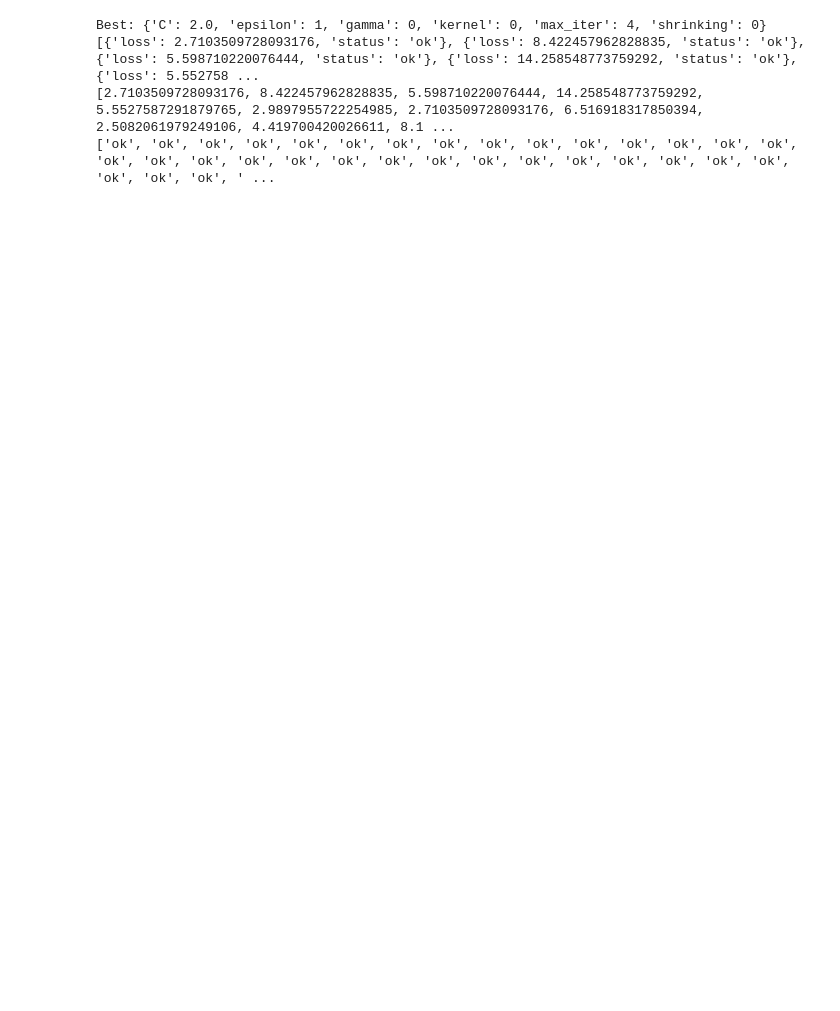
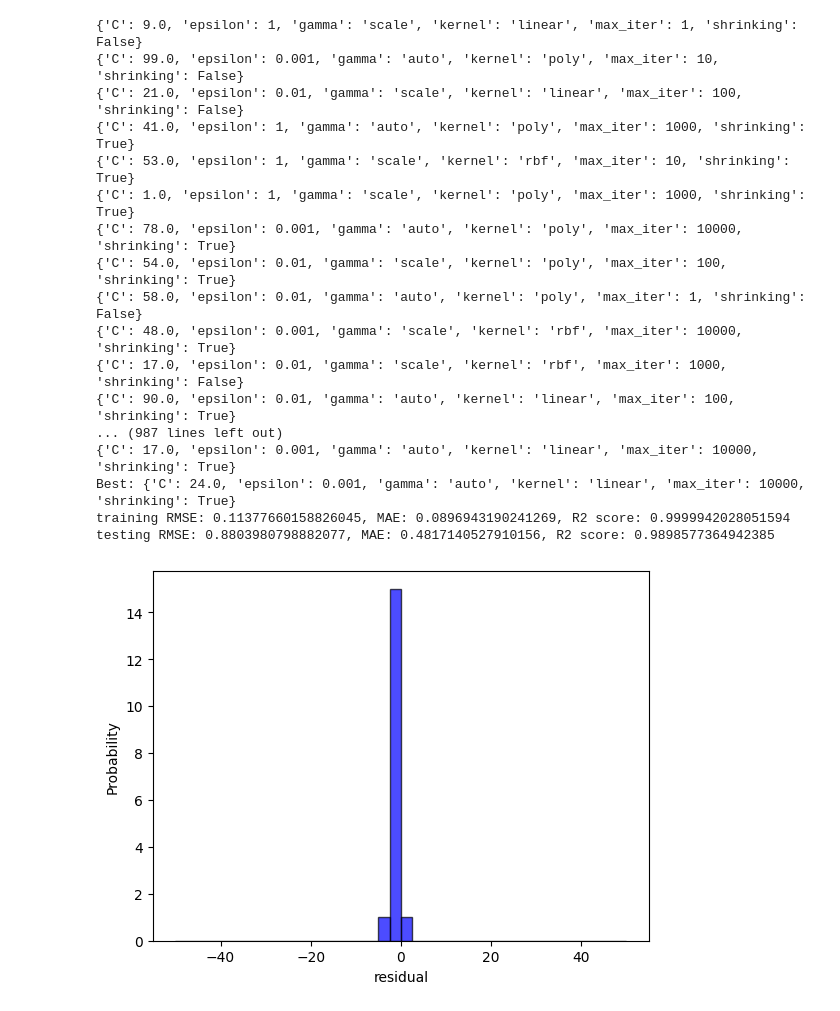
Before and after one commit to JasonChuang88/SVR, a Jupyter notebook: predict_ATA.ipynb, the cells around one changed output. Saved outputs shown, nothing was run; the diff lists cells and outputs as text; code cells hidden in the pictures; blank space fills up the shorter version.

Commit message:
[fix] hyperopt config

```diff
--- a/predict_ATA.ipynb
+++ b/predict_ATA.ipynb
@@ -9,6 +9,8 @@ from google.colab import drive
 drive.mount('/content/drive')
 # %%
 from datetime import datetime, timedelta
+from hyperopt import tpe, hp, fmin, space_eval, STATUS_OK,Trials
+from hyperopt.pyll.base import scope
 import numpy as np
 import pandas as pd
 import matplotlib.pyplot as plt
@@ -16,5 +18,8 @@ import pylab as py
 import scipy.stats as stats
 from sklearn import metrics, model_selection, preprocessing, svm
 from typing import Union, Optional
+import warnings
 # diff: weka use NORMALIZE
 sc = preprocessing.StandardScaler()
+# options: "COSU", "EGLV", "HLCU", "MATS", "MAEU", "MSCO", "OOLU", "SMLM", "SUDU", "WHLC", "YMLU"
+file_name = "SUDU_training"
@@ -49,15 +124,14 @@ def handle_datasets(file_name: str, train_split: float = 0.8) -> list[np.ndarray
     y_train, y_test = data_split(y, split = train_split)
     return [x_train, y_train, x_test, y_test]
 # %%
-def train(datasets: list[np.ndarray], kernel: str = 'rbf') -> None:
+def train(datasets: list[np.ndarray], params) -> None:
     x_train, y_train, x_test, y_test = (
         datasets[0],
         datasets[1],
         datasets[2],
         datasets[3],
     )
-    model=svm.SVR(kernel=kernel)
-    print(f'SVR kernel: {kernel}')
+    model=svm.SVR(**params)
     model.fit(x_train, y_train.ravel())
     # training
     y_train_pred=model.predict(x_train)
@@ -83,10 +157,9 @@ def train(datasets: list[np.ndarray], kernel: str = 'rbf') -> None:
     plt.show(block=False)
 # %%
 def algorithm(params) -> dict:
-    # options: training_1000, training_10000, CMDU_training_2000, EGLV_training_4000, COSU_training_4000
-    file_name = "EGLV_training_4000"
     x_train, y_train, x_test, y_test = handle_datasets(file_name,0.8)
     model=svm.SVR(**params)
+    print(params)
     model.fit(x_train, y_train.ravel())
     # testing
     y_test_pred=model.predict(x_test)
@@ -101,36 +174,41 @@ space = {
     "kernel": hp.choice("kernel", ['linear', 'poly', 'rbf']),
     "gamma": hp.choice("gamma", ['scale', 'auto']),
     "C": hp.quniform("C", 1, 100, 1),
-    "max_iter": hp.choice("max_iter", [-1, 1, 10,100,1000]),
+    # max_iter remove -1(no limit)
+    "max_iter": hp.choice("max_iter", [1, 10, 100, 1000, 10000]),
     "epsilon": hp.choice("epsilon", [0.001, 0.01, 0.1, 1]),
     "shrinking": hp.choice("shrinking", [True, False]),
 }
 # %%
-from hyperopt import tpe, hp, fmin, STATUS_OK,Trials
-from hyperopt.pyll.base import scope
-import warnings
 if __name__ == "__main__":
     warnings.filterwarnings('ignore')
-    # options: training_1000, training_10000, CMDU_training_2000, EGLV_training_4000, COSU_training_4000
     trials = Trials()
     best = fmin(fn=algorithm,
             space=space,
             algo=tpe.suggest,
-            max_evals=100,
+            max_evals=1000,
             trials = trials)
-    print("Best: {}".format(best))
-    print(trials.results)
-    print(trials.losses())
-    print(trials.statuses())
-    '''
-    file_name = "EGLV_training_4000"
+    # convert to dict
+    params = space_eval(space, best)
+    print("Best: {}".format(params))
     data = handle_datasets(file_name=file_name,train_split=0.8)
-    kernel_list = ['linear', 'poly', 'rbf']
-    for kernel in kernel_list:
-        train(data, kernel=kernel)
-    '''
+    train(data, params)
 # %% [output]
-Best: {'C': 2.0, 'epsilon': 1, 'gamma': 0, 'kernel': 0, 'max_iter': 4, 'shrinking': 0}
-[{'loss': 2.7103509728093176, 'status': 'ok'}, {'loss': 8.422457962828835, 'status': 'ok'}, {'loss': 5.598710220076444, 'status': 'ok'}, {'loss': 14.258548773759292, 'status': 'ok'}, {'loss': 5.552758 ...
-[2.7103509728093176, 8.422457962828835, 5.598710220076444, 14.258548773759292, 5.5527587291879765, 2.9897955722254985, 2.7103509728093176, 6.516918317850394, 2.5082061979249106, 4.419700420026611, 8.1 ...
-['ok', 'ok', 'ok', 'ok', 'ok', 'ok', 'ok', 'ok', 'ok', 'ok', 'ok', 'ok', 'ok', 'ok', 'ok', 'ok', 'ok', 'ok', 'ok', 'ok', 'ok', 'ok', 'ok', 'ok', 'ok', 'ok', 'ok', 'ok', 'ok', 'ok', 'ok', 'ok', 'ok', ' ...
+{'C': 9.0, 'epsilon': 1, 'gamma': 'scale', 'kernel': 'linear', 'max_iter': 1, 'shrinking': False}
+{'C': 99.0, 'epsilon': 0.001, 'gamma': 'auto', 'kernel': 'poly', 'max_iter': 10, 'shrinking': False}
+{'C': 21.0, 'epsilon': 0.01, 'gamma': 'scale', 'kernel': 'linear', 'max_iter': 100, 'shrinking': False}
+{'C': 41.0, 'epsilon': 1, 'gamma': 'auto', 'kernel': 'poly', 'max_iter': 1000, 'shrinking': True}
+{'C': 53.0, 'epsilon': 1, 'gamma': 'scale', 'kernel': 'rbf', 'max_iter': 10, 'shrinking': True}
+{'C': 1.0, 'epsilon': 1, 'gamma': 'scale', 'kernel': 'poly', 'max_iter': 1000, 'shrinking': True}
+{'C': 78.0, 'epsilon': 0.001, 'gamma': 'auto', 'kernel': 'poly', 'max_iter': 10000, 'shrinking': True}
+{'C': 54.0, 'epsilon': 0.01, 'gamma': 'scale', 'kernel': 'poly', 'max_iter': 100, 'shrinking': True}
+{'C': 58.0, 'epsilon': 0.01, 'gamma': 'auto', 'kernel': 'poly', 'max_iter': 1, 'shrinking': False}
+{'C': 48.0, 'epsilon': 0.001, 'gamma': 'scale', 'kernel': 'rbf', 'max_iter': 10000, 'shrinking': True}
+{'C': 17.0, 'epsilon': 0.01, 'gamma': 'scale', 'kernel': 'rbf', 'max_iter': 1000, 'shrinking': False}
+{'C': 90.0, 'epsilon': 0.01, 'gamma': 'auto', 'kernel': 'linear', 'max_iter': 100, 'shrinking': True}
+... (987 lines left out)
+{'C': 17.0, 'epsilon': 0.001, 'gamma': 'auto', 'kernel': 'linear', 'max_iter': 10000, 'shrinking': True}
+Best: {'C': 24.0, 'epsilon': 0.001, 'gamma': 'auto', 'kernel': 'linear', 'max_iter': 10000, 'shrinking': True}
+training RMSE: 0.11377660158826045, MAE: 0.0896943190241269, R2 score: 0.9999942028051594
+testing RMSE: 0.8803980798882077, MAE: 0.4817140527910156, R2 score: 0.9898577364942385
+[figure, added]
```
Also changed, not shown: parts of 1 cell of this notebook.
